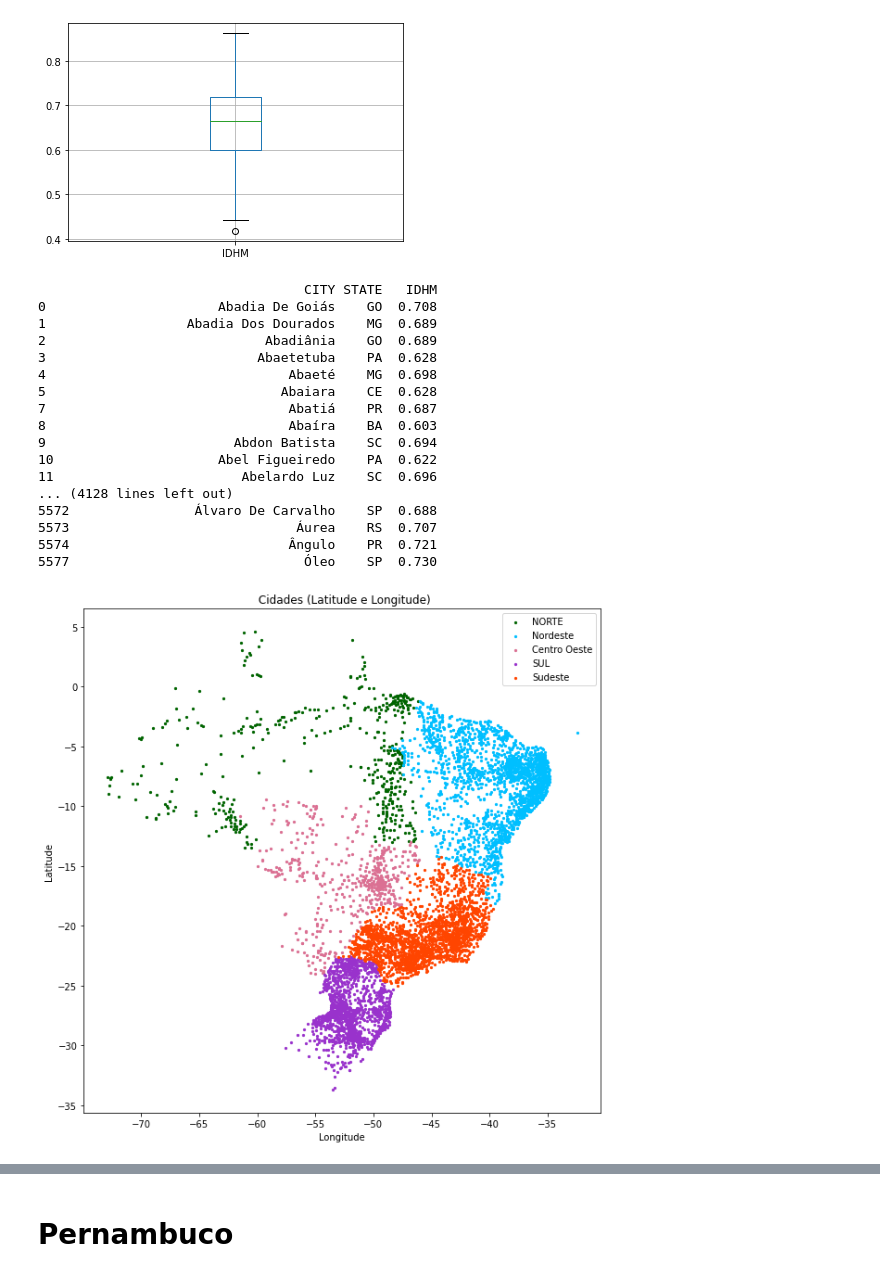
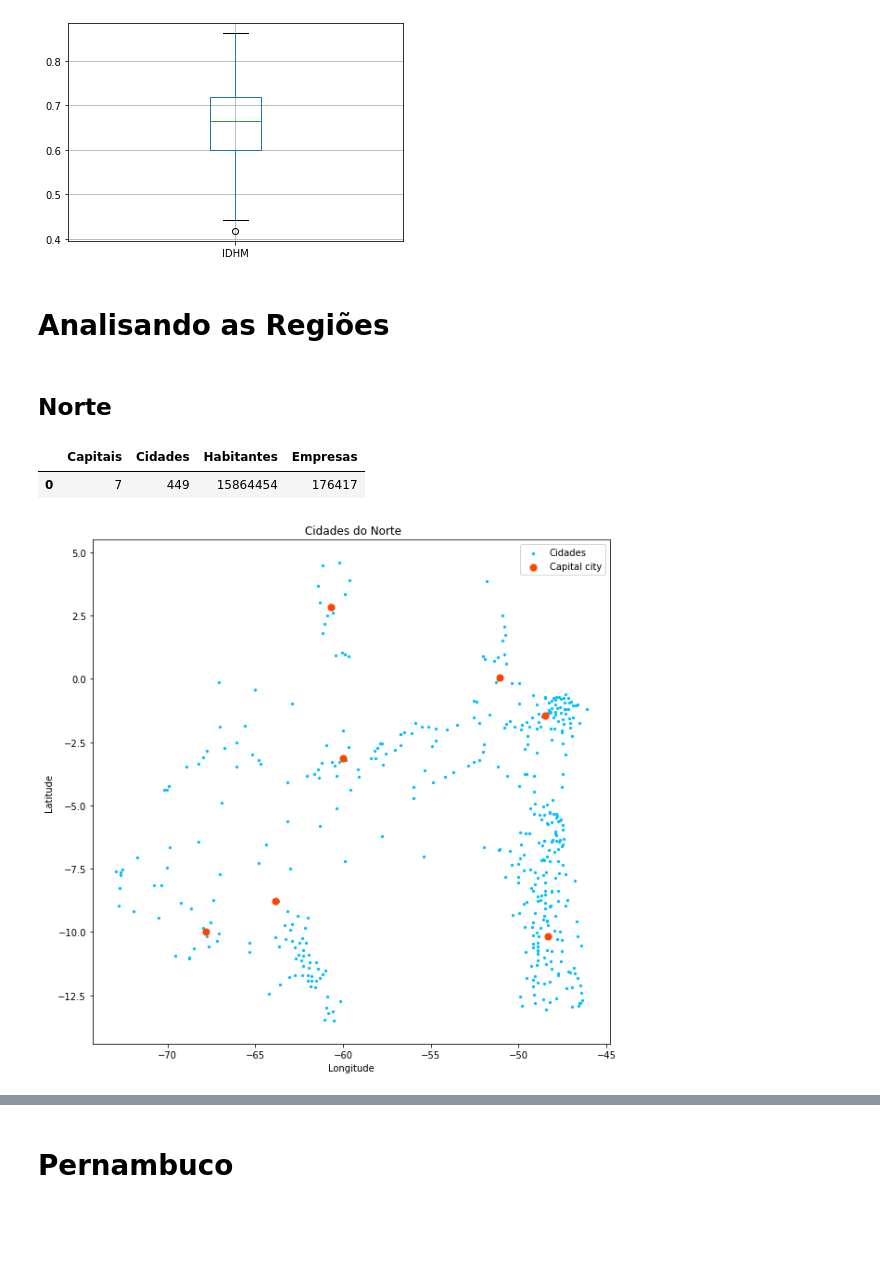
Before and after one commit to leydsonbarros/Brazilian_Cities, a Jupyter notebook: brazilian_cities.ipynb, the cells around one changed output, grey strips where cells are left out. Cells and saved outputs as stored; diff of their text form; code cells hidden in the pictures; blank space fills up the shorter version.

```diff
--- a/brazilian_cities.ipynb
+++ b/brazilian_cities.ipynb
@@ -273,0 +354,9 @@ df_brazil[['CITY','IDHM','IDHM_dist']].head()
+# %%
+df_brazil['IDHM_Longevidade_dist'] = 'Muito Baixo'
+# %%
+df_brazil.loc[(df_brazil['IDHM_Longevidade'] <= 0.499),'IDHM_Longevidade_dist'] = 'Muito Baixo'
+df_brazil.loc[(df_brazil['IDHM_Longevidade'] >= 0.5) & (df_brazil['IDHM_Longevidade'] <= 0.599),'IDHM_Longevidade_dist'] = 'Baixo'
+df_brazil.loc[(df_brazil['IDHM_Longevidade'] >= 0.6) & (df_brazil['IDHM_Longevidade'] <= 0.699),'IDHM_Longevidade_dist'] = 'Médio'
+df_brazil.loc[(df_brazil['IDHM_Longevidade'] >= 0.7) & (df_brazil['IDHM_Longevidade'] <= 0.799),'IDHM_Longevidade_dist'] = 'Alto'
+df_brazil.loc[(df_brazil['IDHM_Longevidade'] >= 0.8) & (df_brazil['IDHM_Longevidade'] <= 1),'IDHM_Longevidade_dist'] = 'Muito Alto'
+df_brazil['IDHM_Longevidade_dist'] = df_brazil['IDHM_Longevidade_dist'].astype('category')
@@ -273,0 +381,9 @@ df_brazil[['CITY','IDHM','IDHM_dist']].head()
+# %%
+df_brazil['IDHM_Educacao_dist'] = 'Muito Baixo'
+# %%
+df_brazil.loc[(df_brazil['IDHM_Educacao'] <= 0.499),'IDHM_Educacao_dist'] = 'Muito Baixo'
+df_brazil.loc[(df_brazil['IDHM_Educacao'] >= 0.5) & (df_brazil['IDHM_Educacao'] <= 0.599),'IDHM_Educacao_dist'] = 'Baixo'
+df_brazil.loc[(df_brazil['IDHM_Educacao'] >= 0.6) & (df_brazil['IDHM_Educacao'] <= 0.699),'IDHM_Educacao_dist'] = 'Médio'
+df_brazil.loc[(df_brazil['IDHM_Educacao'] >= 0.7) & (df_brazil['IDHM_Educacao'] <= 0.799),'IDHM_Educacao_dist'] = 'Alto'
+df_brazil.loc[(df_brazil['IDHM_Educacao'] >= 0.8) & (df_brazil['IDHM_Educacao'] <= 1),'IDHM_Educacao_dist'] = 'Muito Alto'
+df_brazil['IDHM_Educacao_dist'] = df_brazil['IDHM_Educacao_dist'].astype('category')
@@ -320,23 +478,3 @@ df_brazil.boxplot(column=['IDHM'])
 # %% [output]
 <AxesSubplot:>
 [figure]
-# %%
-df_brazil.loc[(df_brazil['IDHM'] ==  1) | (df_brazil['IDHM'] > 0.6)][['CITY','STATE','IDHM']]
-# %% [output]
-                                  CITY STATE   IDHM
-0                      Abadia De Goiás    GO  0.708
-1                  Abadia Dos Dourados    MG  0.689
-2                            Abadiânia    GO  0.689
-3                           Abaetetuba    PA  0.628
-4                               Abaeté    MG  0.698
-5                              Abaiara    CE  0.628
-7                               Abatiá    PR  0.687
-8                               Abaíra    BA  0.603
-9                        Abdon Batista    SC  0.694
-10                     Abel Figueiredo    PA  0.622
-11                        Abelardo Luz    SC  0.696
-... (4128 lines left out)
-5572                Álvaro De Carvalho    SP  0.688
-5573                             Áurea    RS  0.707
-5574                            Ângulo    PR  0.721
-5577                              Óleo    SP  0.730
@@ -363,24 +481,29 @@ cidadesSudeste = df_brazil["STATE"].isin(checksudeste)
+# %% [markdown]
+# **Analisando as Regiões**
+# %% [markdown]
+## **Norte**
+# %%
+DadosNorte = [{'Capitais':norte.loc[(norte['CAPITAL'] == 1)]['CITY'].count(),'Cidades': norte['CITY'].count(),'Habitantes': norte['IBGE_RES_POP'].sum(), 'Empresas': norte['COMP_TOT'].sum()}]
+df_DadosNorte = pd.DataFrame(DadosNorte)
+df_DadosNorte
+# %% [output]
+|  | Capitais | Cidades | Habitantes | Empresas |
+| 0 | 7 | 449 | 15864454 | 176417 |
 # %%
-# Mapa do Brasil
+# Mapa do Norte
 
 long= df_brazil["LONG"] !=0
 lat = df_brazil["LAT"] !=0
-#cap = df_brazil.loc[df_brazil['CAPITAL'] == 1 & df_brazil["STATE"].isin(nordeste) ]
+capNorte = norte['CAPITAL'] == 1
 
-#cidadesNordeste = nordeste["STATE"].isin(checknordeste)
 ## use the scatter function
 plt.figure(figsize=(10,10))
-plt.title(" Cidades (Latitude e Longitude)")
+plt.title(" Cidades do Norte")
 plt.xlabel("Longitude")
 plt.ylabel("Latitude")
-#plt.scatter(df_brazil[long&lat&cap]["LONG"], df_brazil[long&lat&cap]["LAT"], s=50, alpha=1, label='Capital city', c ='#000000')
-plt.scatter(df_brazil[long&lat&cidadesNorte]["LONG"], df_brazil[long&lat&cidadesNorte]["LAT"], s=5, alpha=1, label='NORTE', c ='#006400')
-plt.scatter(df_brazil[long&lat&cidadesNordeste]["LONG"], df_brazil[long&lat&cidadesNordeste]["LAT"], s=5, alpha=1, label='Nordeste', c ='#00BFFF')
-plt.scatter(df_brazil[long&lat&cidadesCentroOeste]["LONG"], df_brazil[long&lat&cidadesCentroOeste]["LAT"], s=5, alpha=1, label='Centro Oeste', c ='#DB7093')
-plt.scatter(df_brazil[long&lat&cidadesSul]["LONG"], df_brazil[long&lat&cidadesSul]["LAT"], s=5, alpha=1, label='SUL', c ='#9932CC')
-plt.scatter(df_brazil[long&lat&cidadesSudeste]["LONG"], df_brazil[long&lat&cidadesSudeste]["LAT"], s=5, alpha=1, label='Sudeste', c ='#FF4500')
-#plt.scatter(df_brazil[long&lat&~cidadesNordeste]["LONG"], df_brazil[long&lat&~cidadesNordeste]["LAT"], s=1, alpha=1, c = '#4b0082')
+plt.scatter(df_brazil[long&lat&cidadesNorte]["LONG"], df_brazil[long&lat&cidadesNorte]["LAT"], s=5, alpha=1, label='Cidades', c ='#00BFFF')
+plt.scatter(df_brazil[long&lat&capNorte]["LONG"], df_brazil[long&lat&capNorte]["LAT"], s=50, alpha=1, label='Capital city', c ='#ff4500')
 plt.legend()
 plt.show()
 # %% [output]
-[figure, old version]
+[figure, new version]
```
Also changed, not shown: parts of 74 cells of this notebook.
